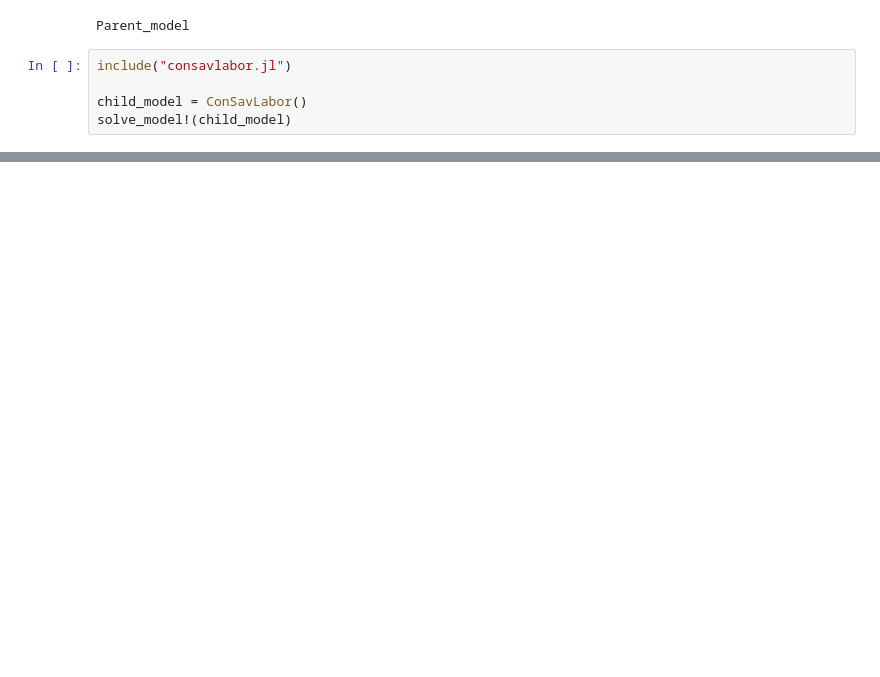
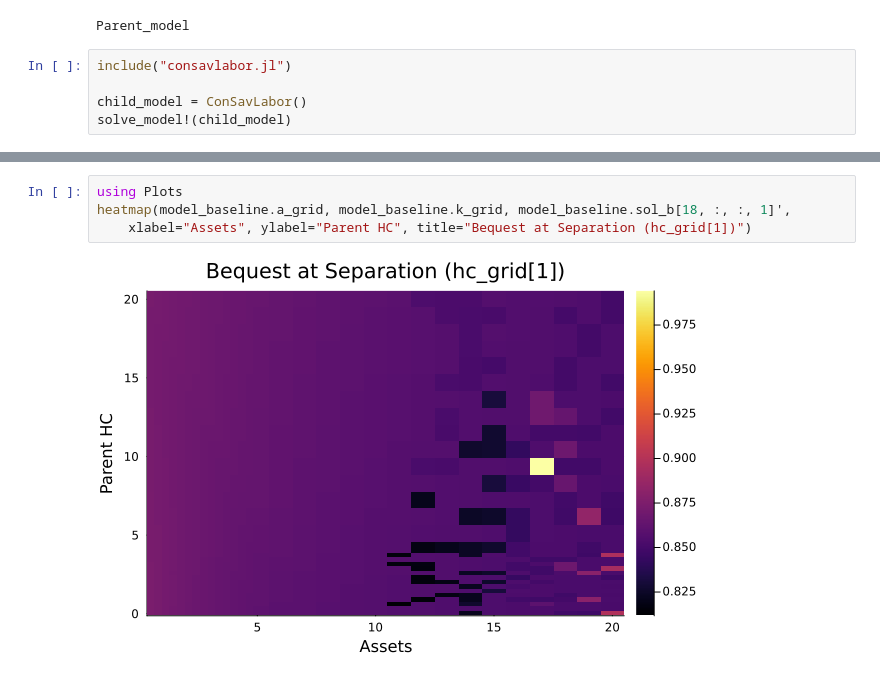
Before and after one commit to Ali-Iranpour/Structural-estimation, a Jupyter notebook: Combined Models/Full Model/Parent_OLG.ipynb, the cells around one changed output, grey strips where cells are left out. Cells and saved outputs as stored; diff of their text form; blank space fills up the shorter version.

```diff
--- a/Combined Models/Full Model/Parent_OLG.ipynb
+++ b/Combined Models/Full Model/Parent_OLG.ipynb
@@ -767,0 +1004,6 @@ Stacktrace:
+# %%
+using Plots
+heatmap(model_baseline.a_grid, model_baseline.k_grid, model_baseline.sol_b[18, :, :, 1]',
+    xlabel="Assets", ylabel="Parent HC", title="Bequest at Separation (hc_grid[1])")
+# %% [output]
+[figure, added]
```
Also changed, not shown: parts of 8 cells of this notebook, 1 other file.
